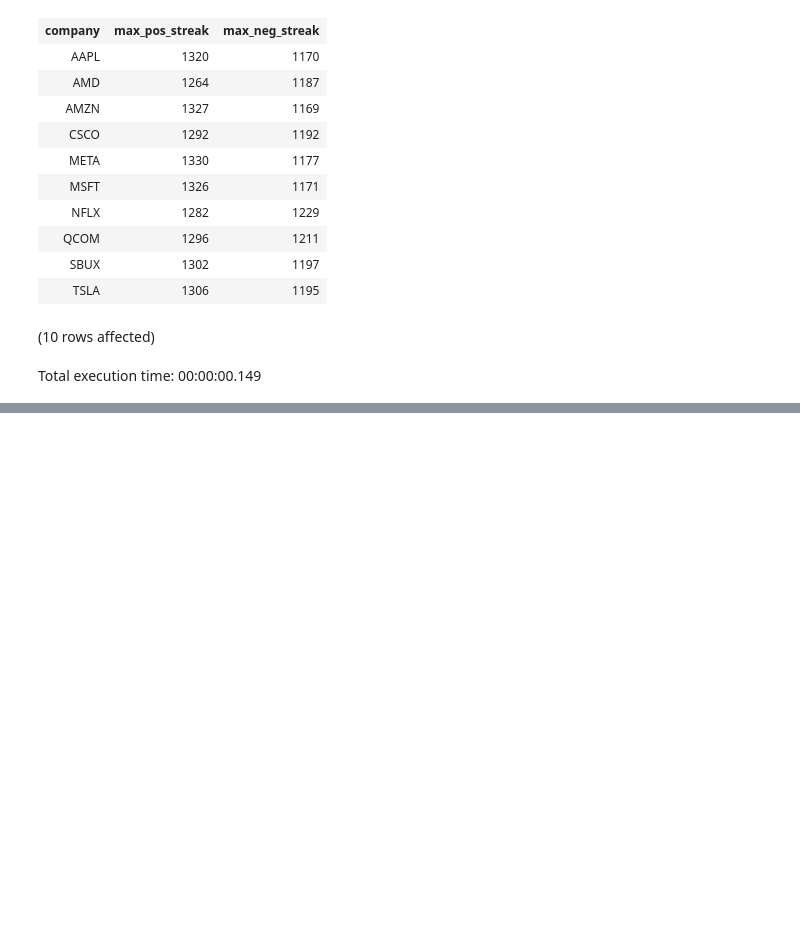
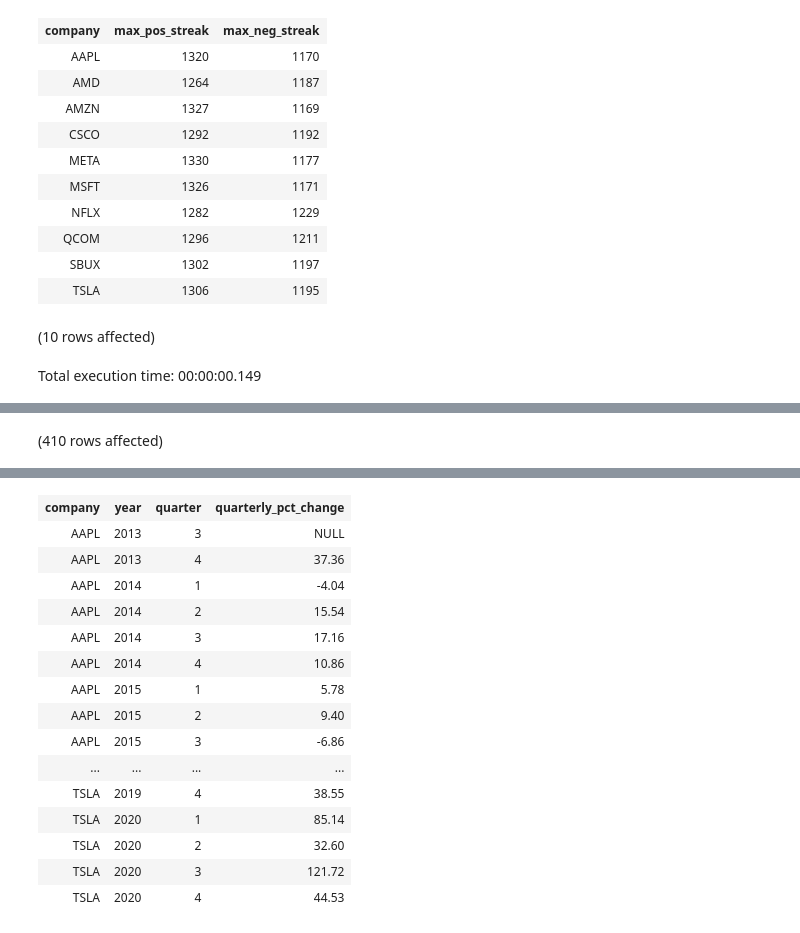
Before and after one commit to bradleytkay/stock_market_analysis, a Jupyter notebook: step_3a_eda_pt_2.ipynb, the cells around one changed output, grey strips where cells are left out. Cells and saved outputs as stored; diff of their text form; code cells hidden in the pictures; blank space fills up the shorter version.

```diff
--- a/step_3a_eda_pt_2.ipynb
+++ b/step_3a_eda_pt_2.ipynb
@@ -611,0 +683,6 @@ Total execution time: 00:00:00.149
+# %%
+--the quarterly_changes table
+SELECT *
+FROM quarterly_changes
+# %% [output]
+(410 rows affected)
@@ -611,0 +690,16 @@ Total execution time: 00:00:00.149
+| company | year | quarter | quarterly_pct_change |
+| AAPL | 2013 | 3 | NULL |
+| AAPL | 2013 | 4 | 37.36 |
+| AAPL | 2014 | 1 | -4.04 |
+| AAPL | 2014 | 2 | 15.54 |
+| AAPL | 2014 | 3 | 17.16 |
+| AAPL | 2014 | 4 | 10.86 |
+| AAPL | 2015 | 1 | 5.78 |
+| AAPL | 2015 | 2 | 9.40 |
+| AAPL | 2015 | 3 | -6.86 |
+| ... | ... | ... | ... |
+| TSLA | 2019 | 4 | 38.55 |
+| TSLA | 2020 | 1 | 85.14 |
+| TSLA | 2020 | 2 | 32.60 |
+| TSLA | 2020 | 3 | 121.72 |
+| TSLA | 2020 | 4 | 44.53 |
```
Also changed, not shown: parts of 8 cells of this notebook, 7 other files.
